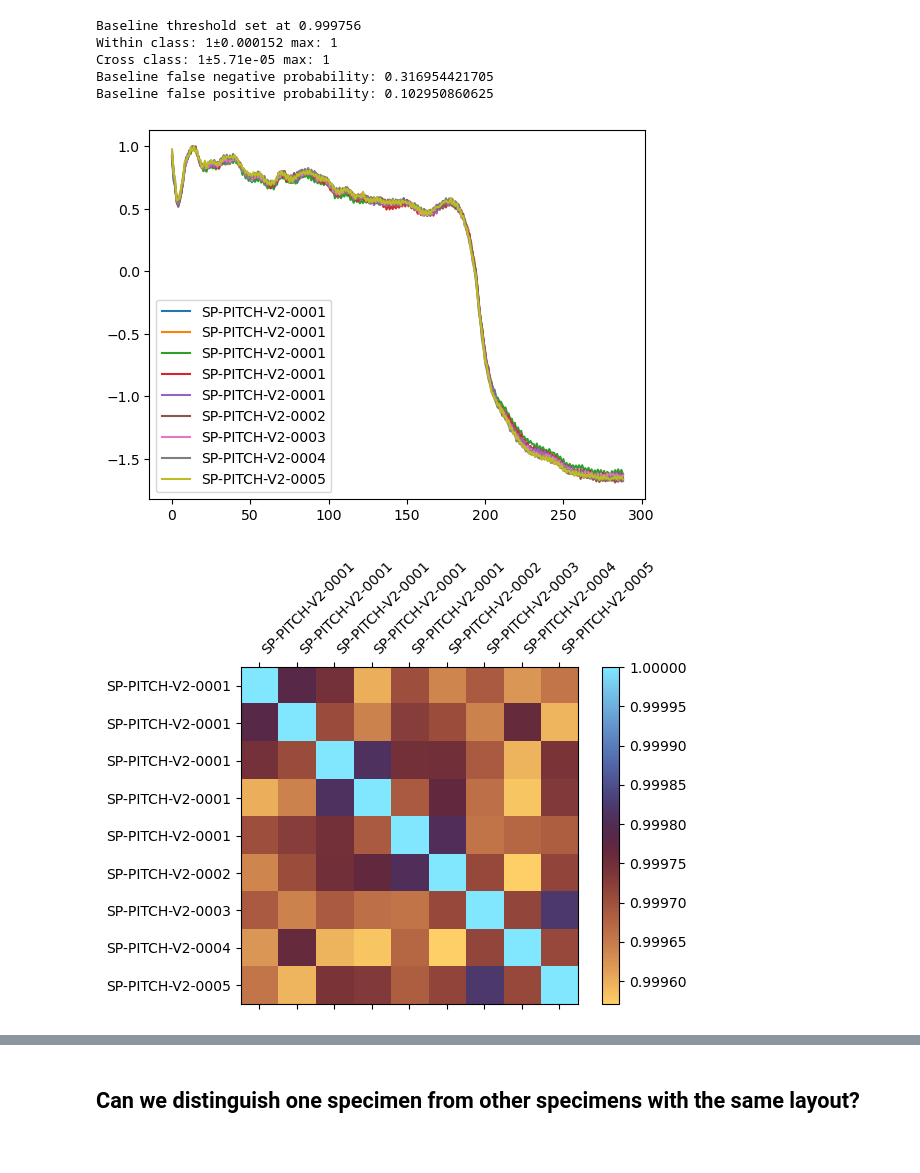
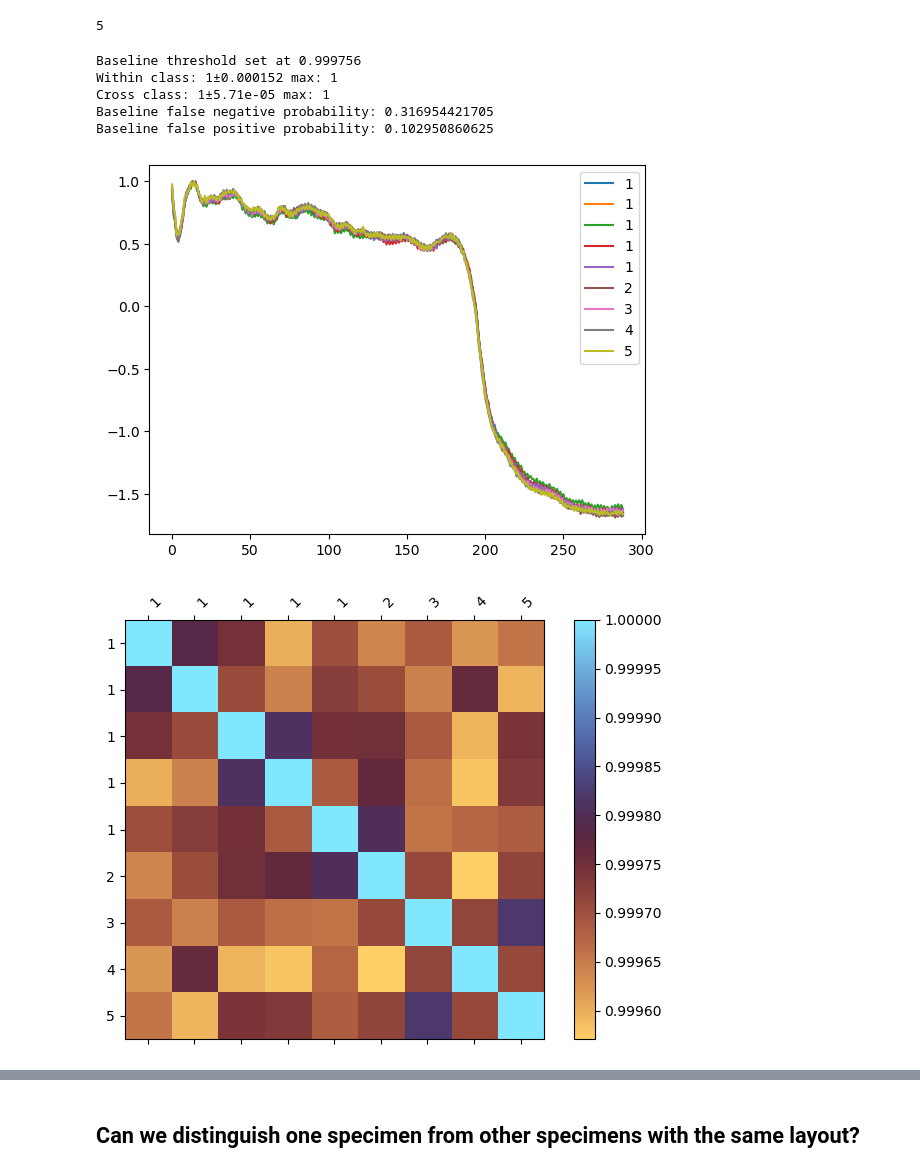
Before and after one commit to jaseg/sampling-mesh-monitor, a Jupyter notebook: jupyter_notebooks/classifier_tests.ipynb, the cells around one changed output, grey strips where cells are left out. Cells and saved outputs as stored; diff of their text form; code cells hidden in the pictures.

```diff
--- a/jupyter_notebooks/classifier_tests.ipynb
+++ b/jupyter_notebooks/classifier_tests.ipynb
@@ -39,19 +39,22 @@ def load_multichannel_data(path=None):
             meta, specimen = info['meta'], info['specimen']
             mesh_id = specimen
             _rest, _, serial = specimen.rpartition('-')
-            serial = int(serial)
+            try:
+                serial = int(serial)
+            except:
+                serial = 'none'
 
             mods = []
             for modification, matching_serials in modification_data.items():
                 if serial in matching_serials:
                     mods.append(modification)
-            info['modifications'] = mods
+            info['mods'] = mods
 
             if (g := re.search(r'p([.0-9]+)', meta)):
                 pitch = str(float(*g.groups()))
             else:
                 warnings.warn(f'Unknown pitch for {meta!r}')
-                pitch = 'p?'
+                pitch = '?'
 
             mesh_layout = re.sub(r'-\d{4}', '', specimen)
 
@@ -63,6 +66,8 @@ def load_multichannel_data(path=None):
                 mesh_id = f'M-{specimen}-{pitch}'
             info['mesh_id'] = mesh_id
             info['mesh_layout'] = mesh_layout
+            info['pitch'] = pitch
+            info['serial'] = serial if serial != 'none' else 0
             data_dict[mesh_id].append(data)
     return data_dict
 
@@ -77,3 +182,8 @@ len(list({key: val for key, values in data.items() for val in values if val['inf
+# %%
+len([val for key, values in data.items() for val in values if val['info']['chip'] == 'pi3hdx12211' and key == 'M-SP-PITCH-V2-0001-0.4'][-5:])
+len(list({key: val for key, values in data.items() for val in values if val['info']['chip'] == 'pi3hdx12211' and re.match(r'M-SP-PITCH-V2-000[23456]-0\.4', key)}.values()))
+# %% [output]
+5
 # %%
 roi_map = {
     'tdp0604': (155, 445),
@@ -83,7 +193,8 @@ foo = list(roi_map.values())[0]
 roi_n = foo[1] - foo[0]
 
 def plot_covar(group_a, group_b, select_trace='open_fwd', select_channel='adc1', smooth=None):
-    group_a, group_b = list(group_a), list(group_b)
+    group_a = sorted(group_a, key=lambda entry: entry['info']['serial'])
+    group_b = sorted(group_b, key=lambda entry: entry['info']['serial'])
     all_traces = group_a + group_b
 
     d = np.zeros((len(all_traces), roi_n))
@@ -99,7 +210,8 @@ def plot_covar(group_a, group_b, select_trace='open_fwd', select_channel='adc1',
             trace_data = spl(t)
 
         d[i] = trace_data
-        labels.append(trace['info']['specimen'])
+        labels.append(str(trace['info']['serial']))
+
 
     # Normalize each curve such that its mean is at 0 and its min is at -1
     deltas = d[:,1:]
@@ -130,34 +242,34 @@ def plot_covar(group_a, group_b, select_trace='open_fwd', select_channel='adc1',
     print(f'Baseline false positive probability: {1 - cdf(threshold, np.mean(cross_class), np.std(cross_class)):.12f}')
 
     #corr -= np.min(corr)
     #corr /= np.max(corr)
 
     #for i in range(len(corr[0])):
     #    corr[i, i] = math.nan
 
     fig, ax = plt.subplots()
     cax = ax.matshow(corr, interpolation='nearest', cmap='managua')
     fig.colorbar(cax)
     ax.set_xticks(list(range(len(labels))))
     ax.set_xticklabels(labels, rotation=45, ha='left')
     ax.set_yticks(list(range(len(labels))))
     ax.set_yticklabels(labels)
     fig.tight_layout()
     #fig.savefig('../paper/manip_pearson_corr.pdf')
 
 #group_a = [val for key, values in data.items() for val in values if val['info']['chip'] == 'pi3hdx12211' and key == 'M-SP-PITCH-V2-0001-0.4'][-5:]
 #group_b = list({key: val for key, values in data.items() for val in values if val['info']['chip'] == 'pi3hdx12211' and re.match(r'M-SP-PITCH-V2-000[23456]-0\.4', key)}.values())
 
 group_a = [val for key, values in data.items() for val in values if val['info']['chip'] == 'tdp0604' and key == 'M-SP-PITCH-V2-0001-0.4'][-5:]
 group_b = list({key: val for key, values in data.items() for val in values if val['info']['chip'] == 'tdp0604' and re.match(r'M-SP-PITCH-V2-000[23456]-0\.4', key)}.values())
 plot_covar(group_a, group_b, select_trace='open_fwd', select_channel='adc1', smooth=None)
 # %% [output]
 Baseline threshold set at 0.999756
 Within class: 1±0.000152 max: 1
 Cross class: 1±5.71e-05 max: 1
 Baseline false negative probability: 0.316954421705
 Baseline false positive probability: 0.102950860625
-[figure, old version]
+[figure, new version]
-[figure, old version]
+[figure, new version]
 # %%
 def plot_vector_covar(group_a, group_b, do_cal=False):
```
Also changed, not shown: parts of 22 cells of this notebook.
